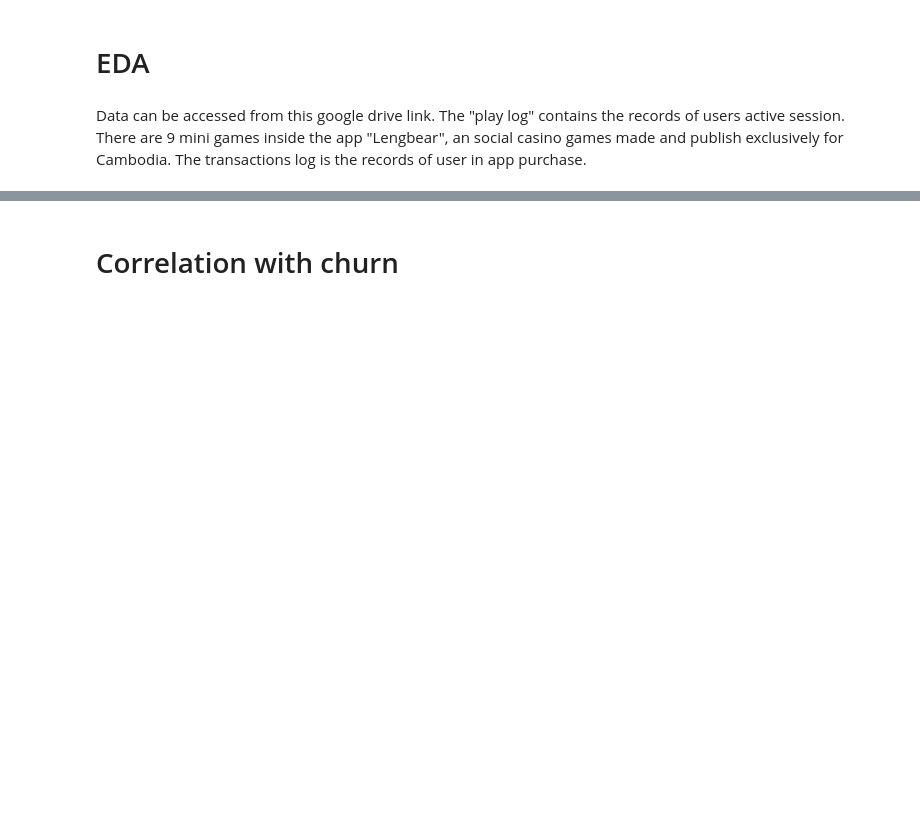
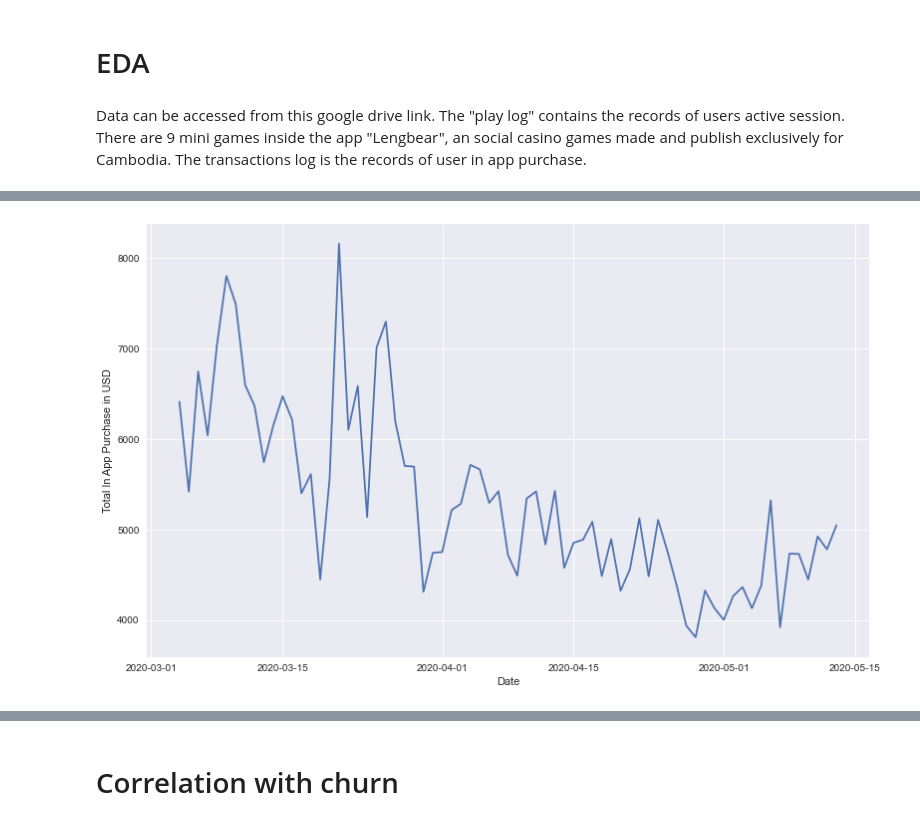
Before and after one commit to lechiben/churn-ltv-prediction, a Jupyter notebook: Churn Rate Prediction.ipynb, the cells around one changed output, grey strips where cells are left out. Drawn from its saved outputs; the diff is of its cells as text; code cells hidden in the pictures; blank space fills up the shorter version.

Commit message:
adding new frame

```diff
--- a/Churn Rate Prediction.ipynb
+++ b/Churn Rate Prediction.ipynb
@@ -3,8 +3,17 @@
 # %%
 import numpy as np
 import pandas as pd
-import matplotlib.pyplot as plt
+import seaborn as sns
+sns.set()
 from sklearn.model_selection import train_test_split
 import datetime
+import matplotlib.pyplot as plt
+%matplotlib inline
+plt.style.use('seaborn')
 # %% [markdown]
 Data can be accessed from this google drive link. The "play log" contains the records of users active session. There are 9 mini games inside the app "Lengbear", an social casino games made and publish exclusively for Cambodia. The transactions log is the records of user in app purchase.
+# %%
+# Load the transactions log data
+
+transactions_df=pd.read_csv('data/transactions.csv', index_col=0, infer_datetime_format=True)
+transactions_df
@@ -10,0 +81,4 @@ Data can be accessed from this google drive link. The "play log" contains the re
+# %%
+transactions_df_sum=pd.DataFrame(transactions_df.groupby('Date').sum()['Amount']).reset_index()
+transactions_df_sum['Day']=pd.to_datetime(transactions_df_sum['Date']).dt.day_name()
+transactions_df_sum
@@ -10,0 +99,8 @@ Data can be accessed from this google drive link. The "play log" contains the re
+# %%
+plt.figure(figsize=(13,8))
+sns.lineplot(transactions_df_sum['Date'], transactions_df_sum['Amount'], sizes=(13,8))
+plt.ylabel('Total In App Purchase in USD')
+plt.savefig('IAP by data.png', dpi=400)
+plt.show()
+# %% [output]
+[figure, added]
```
Also changed, not shown: parts of 42 cells of this notebook.
